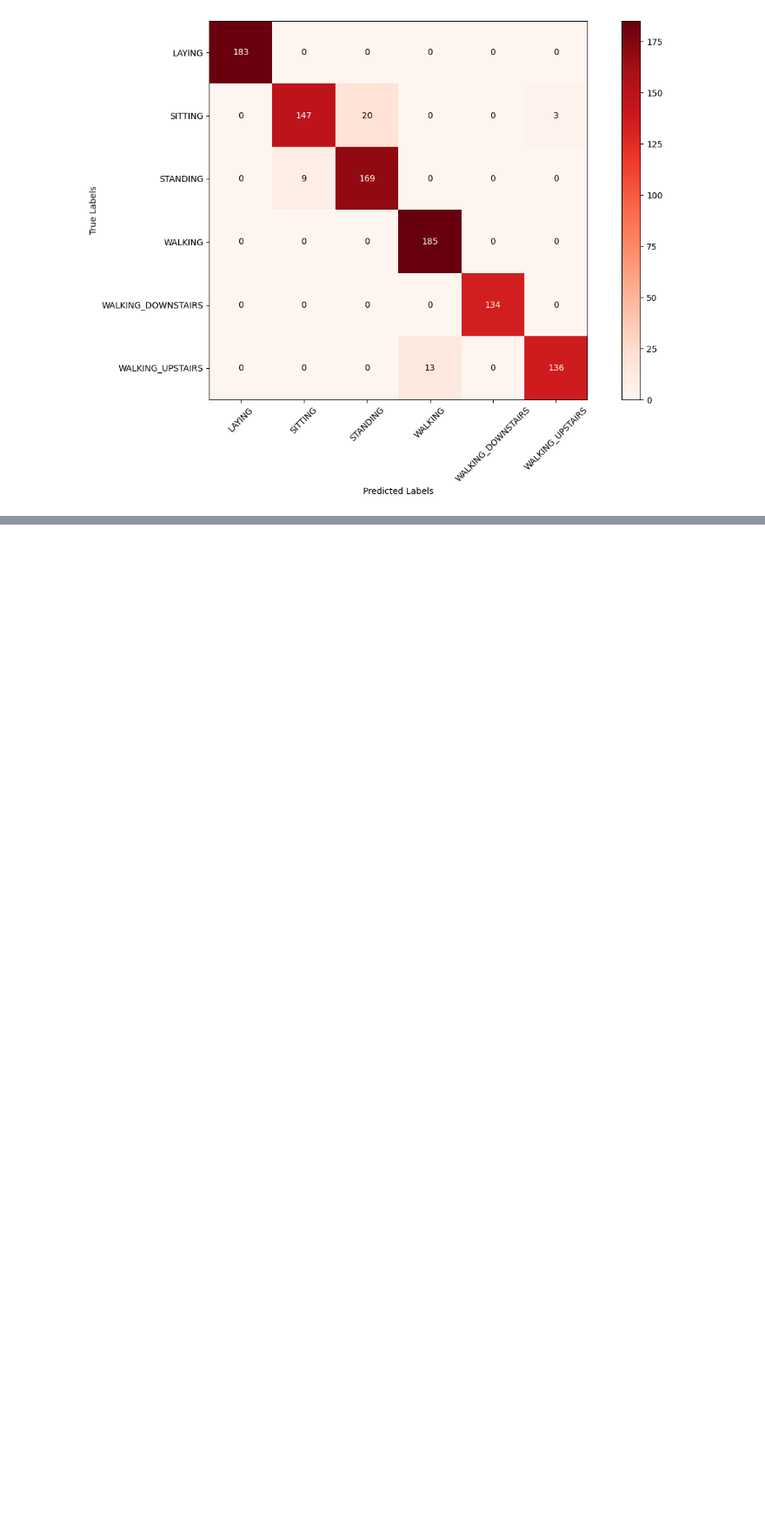
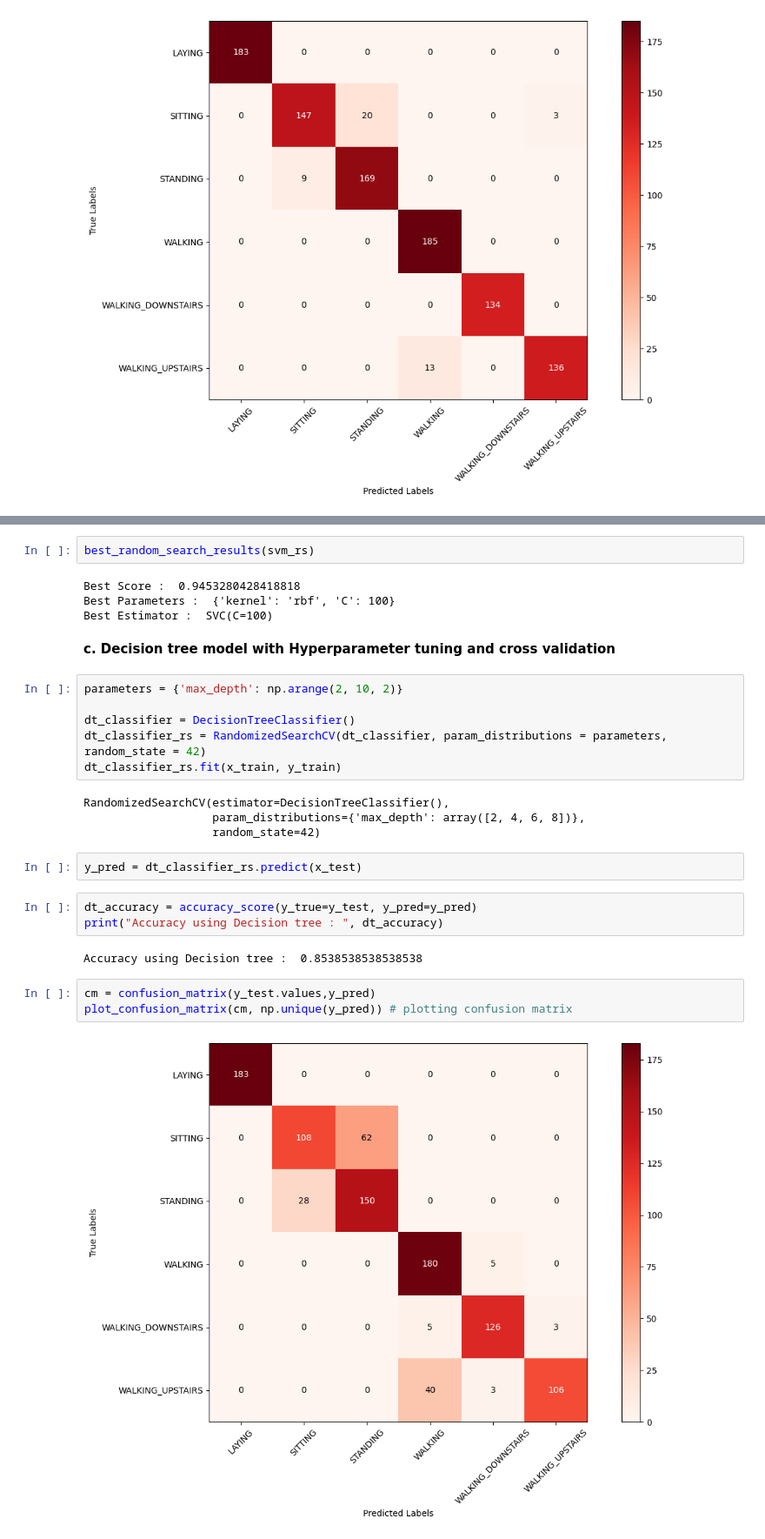
Before and after one commit to shubham8all/Human-Activity-Recognition-Using-Smartphone-Data, a Jupyter notebook: HumanActivityRecognition.ipynb, the cells around one changed output, grey strips where cells are left out. Shown at 87% size. Drawn from its saved outputs; the diff is of its cells as text; blank space fills up the shorter version.

```diff
--- a/HumanActivityRecognition.ipynb
+++ b/HumanActivityRecognition.ipynb
@@ -350,0 +390,30 @@ plot_confusion_matrix(cm, np.unique(y_predict_lr))
+# %%
+best_random_search_results(svm_rs)
+# %% [output]
+Best Score :  0.9453280428418818
+Best Parameters :  {'kernel': 'rbf', 'C': 100}
+Best Estimator :  SVC(C=100)
+# %% [markdown]
+**c. Decision tree model with Hyperparameter tuning and cross validation**
+# %%
+parameters = {'max_depth': np.arange(2, 10, 2)}
+
+dt_classifier = DecisionTreeClassifier()
+dt_classifier_rs = RandomizedSearchCV(dt_classifier, param_distributions = parameters, random_state = 42)
+dt_classifier_rs.fit(x_train, y_train)
+# %% [output]
+RandomizedSearchCV(estimator=DecisionTreeClassifier(),
+                   param_distributions={'max_depth': array([2, 4, 6, 8])},
+                   random_state=42)
+# %%
+y_pred = dt_classifier_rs.predict(x_test)
+# %%
+dt_accuracy = accuracy_score(y_true=y_test, y_pred=y_pred)
+print("Accuracy using Decision tree : ", dt_accuracy)
+# %% [output]
+Accuracy using Decision tree :  0.8538538538538538
+# %%
+cm = confusion_matrix(y_test.values,y_pred)
+plot_confusion_matrix(cm, np.unique(y_pred)) # plotting confusion matrix
+# %% [output]
+[figure, added]
```
Also changed, not shown: parts of 14 cells of this notebook.
